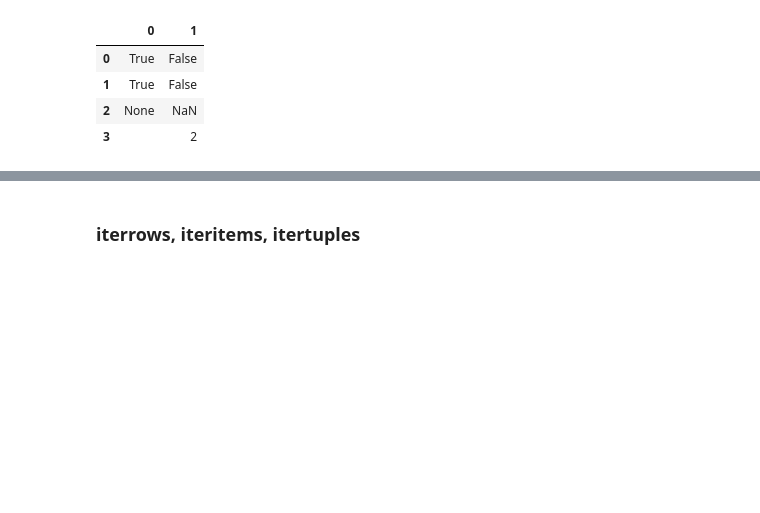
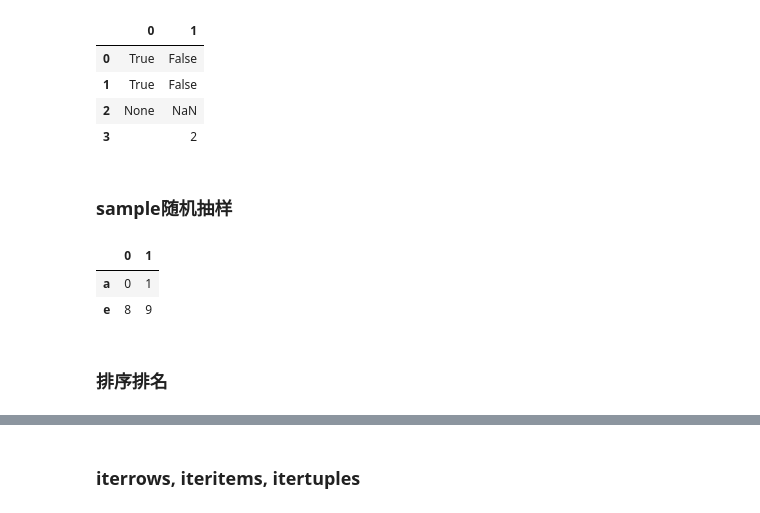
Before and after one commit to liuyuediyu666/ipynb, a Jupyter notebook: pandas2.ipynb, the cells around one changed output, grey strips where cells are left out. Saved outputs shown, nothing was run; the diff lists cells and outputs as text; code cells hidden in the pictures; blank space fills up the shorter version.

```diff
--- a/pandas2.ipynb
+++ b/pandas2.ipynb
@@ -86,3 +87,23 @@ df1.replace([False,True],{False:'False',True:'True'})
 | 1 | True | False |
 | 2 | None | NaN |
 | 3 |  | 2 |
+# %% [markdown]
+### sample随机抽样
+# %%
+"""
+n： 要抽取的行数,需为整数值
+frac：抽取的比列,需为小数值，比方说我们想随机抽取30%的数据，则设置frac=0.3即可。
+replace：是否放回抽样，默认为False
+weights：默认为等概率加权
+random_state：随机种子，本质是一个控制器，设置此值为任意实数，则每次随机的结果是一样的
+axis：抽取数据的行还是列，axis=0的时是抽取行，axis=1时是抽取列
+"""
+df = pd.DataFrame(np.arange(10).reshape(5,2), index=list('abcde'))
+df.sample(n=3)
+df.loc[df.index.difference(df.sample(n=3).index)]
+# %% [output]
+|  | 0 | 1 |
+| a | 0 | 1 |
+| e | 8 | 9 |
+# %% [markdown]
+### 排序排名
```
Also changed, not shown: parts of 3 cells of this notebook, 10 other files.
